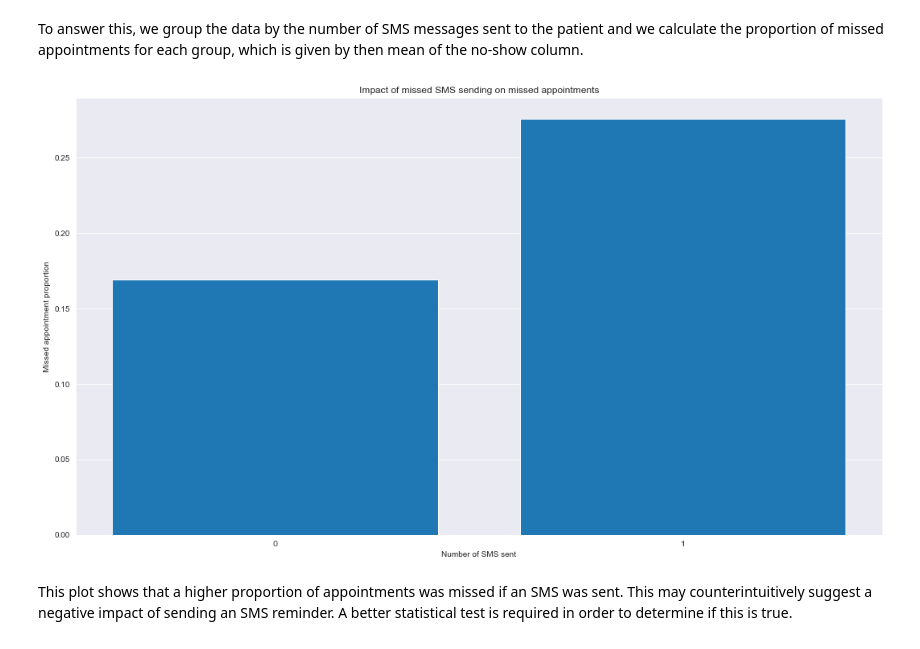
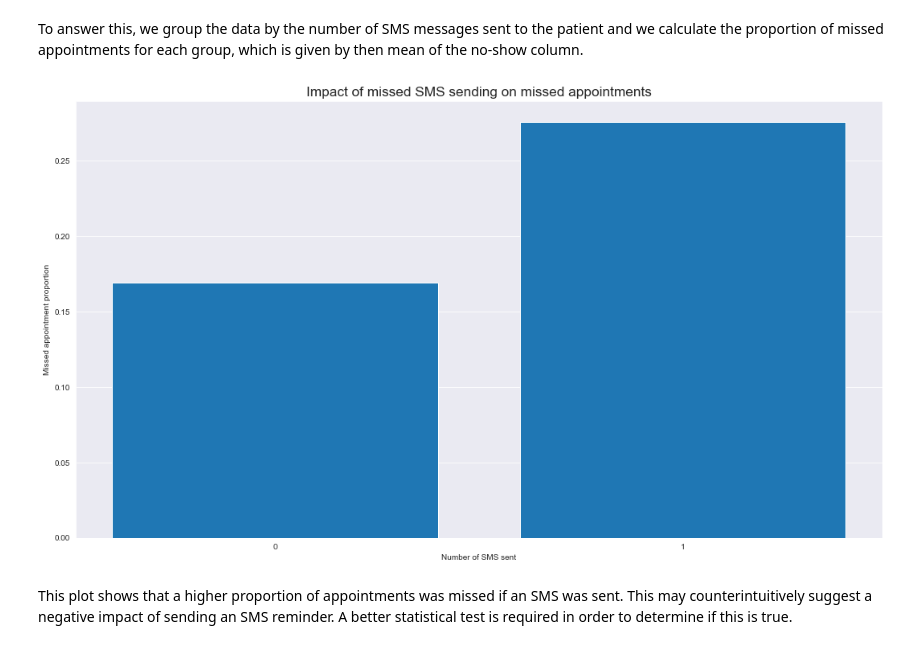
Before and after one commit to mhadjiantonis/missed_doc_apptmnts, a Jupyter notebook: missed_doc_apptmnt.ipynb, the cells around one changed output. Saved outputs shown, nothing was run; the diff lists cells and outputs as text; code cells hidden in the pictures.

```diff
--- a/missed_doc_apptmnt.ipynb
+++ b/missed_doc_apptmnt.ipynb
@@ -394,13 +394,13 @@ plot_positions = np.linspace(0,1,len(plot_labels))
 # %%
 plt.figure(figsize = (18,10))
 plt.bar(plot_positions, plot_values)
-plt.title('Impact of missed SMS sending on missed appointments')
+plt.title('Impact of missed SMS sending on missed appointments', fontsize = 'xx-large')
 plt.xlabel('Number of SMS sent')
 plt.xticks(plot_positions, plot_labels)
 plt.ylabel('Missed appointment proportion')
 plt.grid(axis = 'x');
 # %% [output]
-[figure, old version]
+[figure, new version]
 # %% [markdown]
 This plot shows that a higher proportion of appointments was missed if an SMS was sent.
 This may counterintuitively suggest a negative impact of sending an SMS reminder.
```
Also changed, not shown: parts of 4 cells of this notebook, 1 other file.
